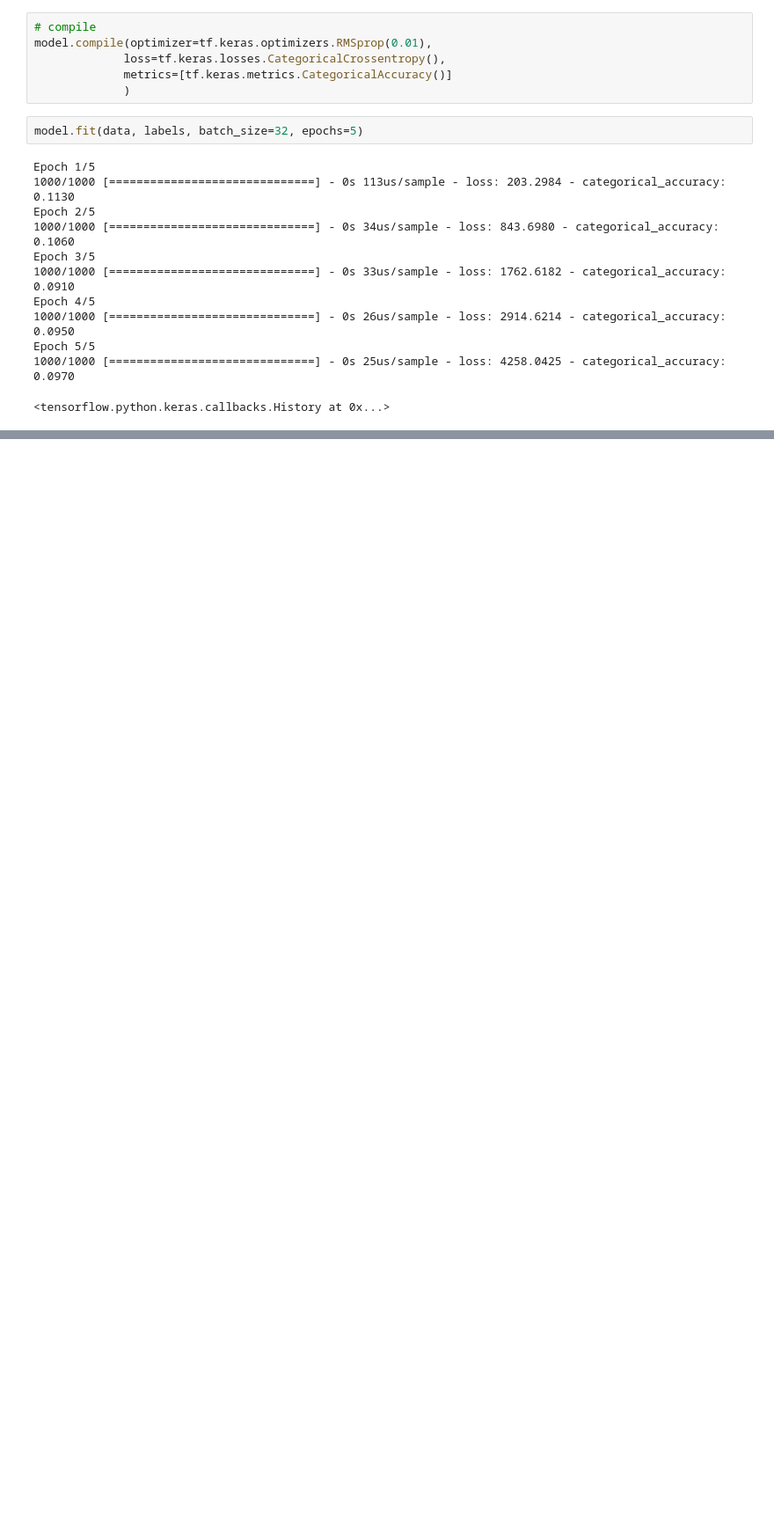
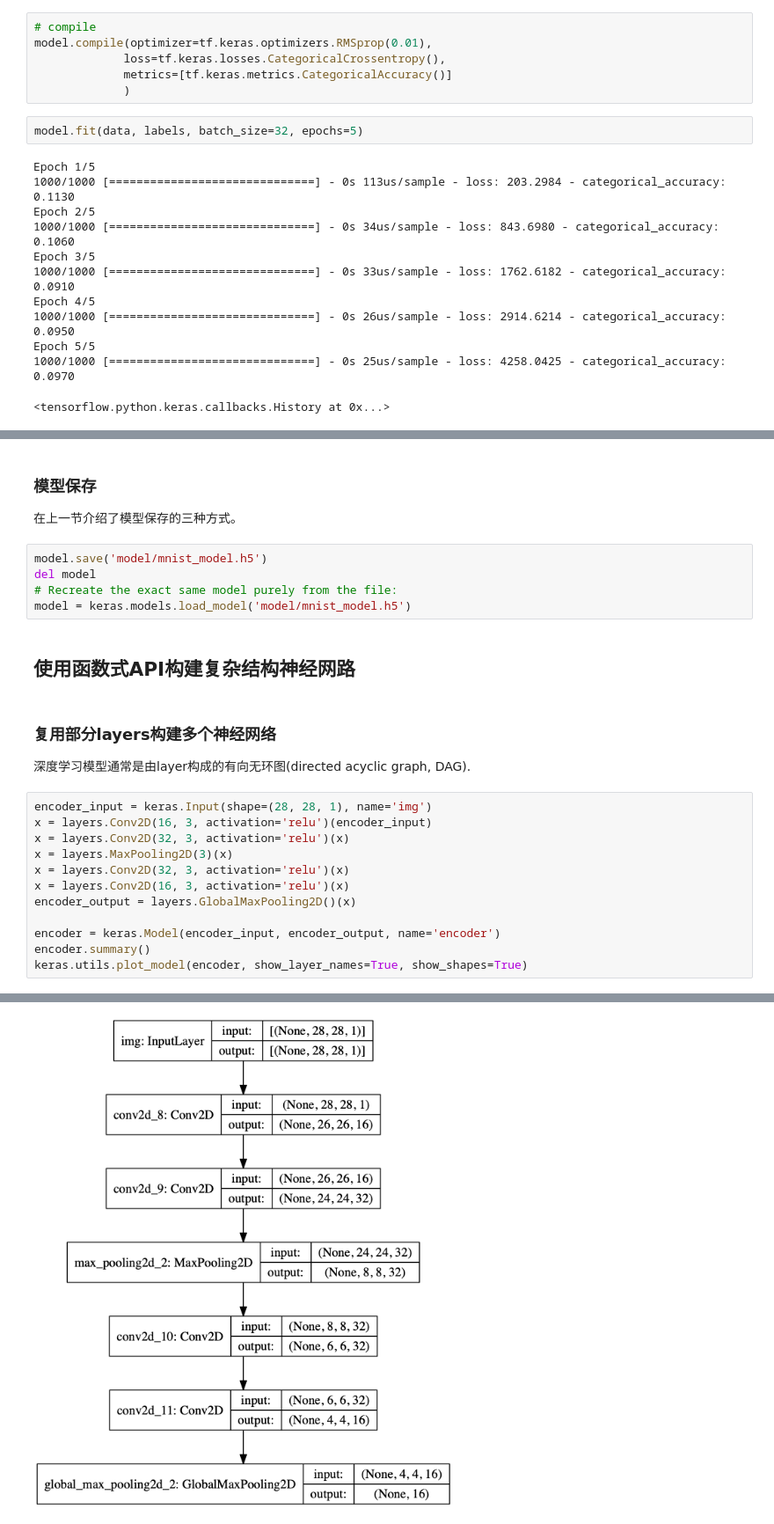
Before and after one commit to GISAIX/How-to-Learn-Tensorflow2.x-Chinese, a Jupyter notebook: 002-Keras_build_advanced_models.ipynb, the cells around one changed output, grey strips where cells are left out. Shown: that part at 88% size. Cells and saved outputs as stored; diff of their text form; blank space fills up the shorter version.

```diff
--- a/002-Keras_build_advanced_models.ipynb
+++ b/002-Keras_build_advanced_models.ipynb
@@ -82,0 +220,27 @@ Epoch 5/5
+# %% [markdown]
+### 模型保存
+在上一节介绍了模型保存的三种方式。
+# %%
+model.save('model/mnist_model.h5')
+del model
+# Recreate the exact same model purely from the file:
+model = keras.models.load_model('model/mnist_model.h5')
+# %% [markdown]
+## 使用函数式API构建复杂结构神经网路
+# %% [markdown]
+### 复用部分layers构建多个神经网络
+
+深度学习模型通常是由layer构成的有向无环图(directed acyclic graph, DAG).
+# %%
+encoder_input = keras.Input(shape=(28, 28, 1), name='img')
+x = layers.Conv2D(16, 3, activation='relu')(encoder_input)
+x = layers.Conv2D(32, 3, activation='relu')(x)
+x = layers.MaxPooling2D(3)(x)
+x = layers.Conv2D(32, 3, activation='relu')(x)
+x = layers.Conv2D(16, 3, activation='relu')(x)
+encoder_output = layers.GlobalMaxPooling2D()(x)
+
+encoder = keras.Model(encoder_input, encoder_output, name='encoder')
+encoder.summary()
+keras.utils.plot_model(encoder, show_layer_names=True, show_shapes=True)
+# %% [output]
@@ -82,0 +264 @@ Epoch 5/5
+[figure, added]
```
Also changed, not shown: parts of 25 cells of this notebook, 15 other files.
